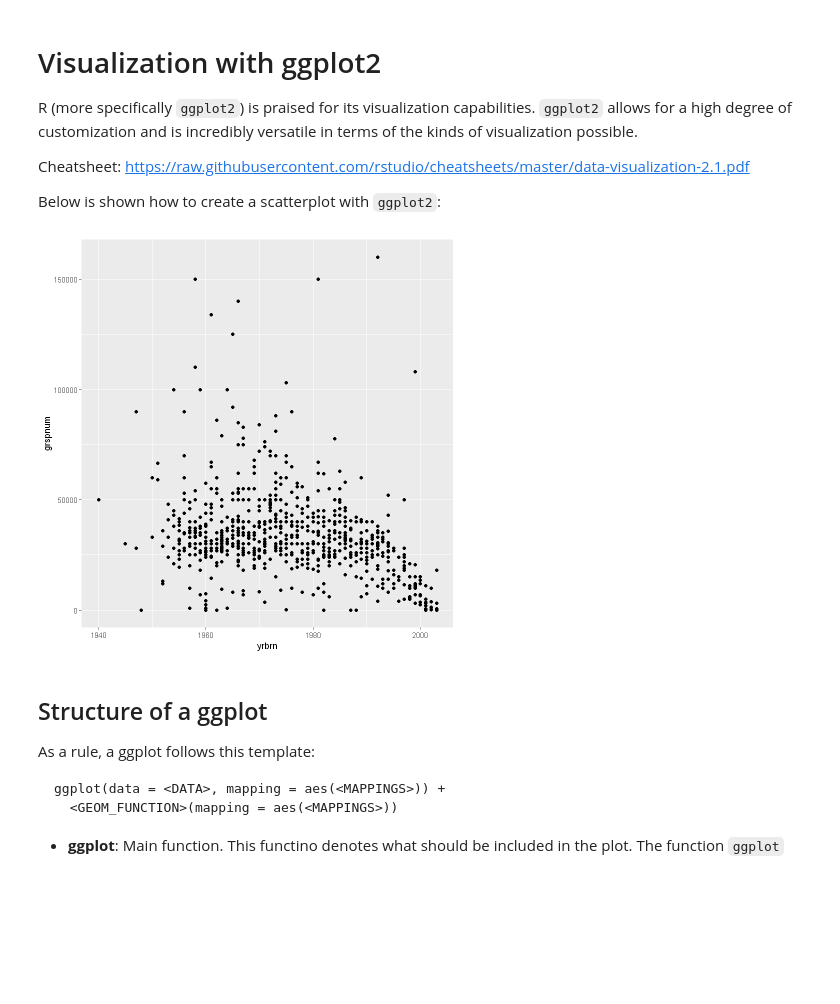
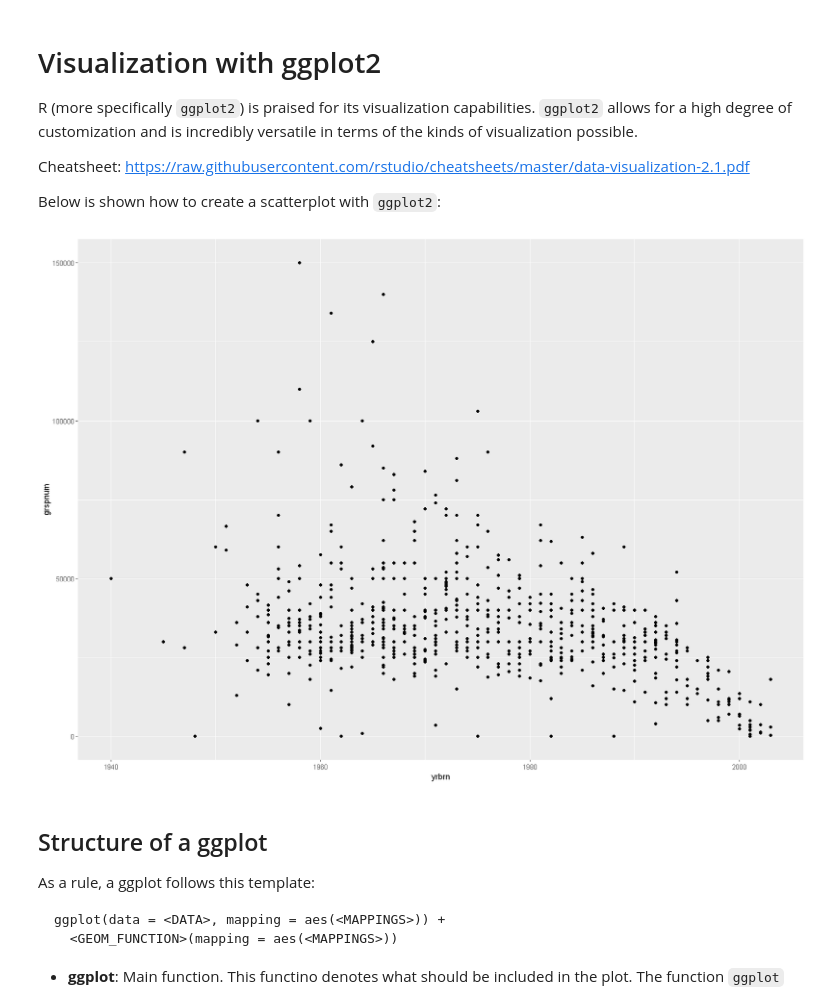
Before and after one commit to quasidemic/teachR, a Jupyter notebook: notebooks/teachR_visualize-ggplot2.ipynb, the cells around one changed output. Saved outputs shown, nothing was run; the diff lists cells and outputs as text; code cells hidden in the pictures; blank space fills up the shorter version.

```diff
--- a/notebooks/teachR_visualize-ggplot2.ipynb
+++ b/notebooks/teachR_visualize-ggplot2.ipynb
@@ -24,14 +31,15 @@ Cheatsheet: https://raw.githubusercontent.com/rstudio/cheatsheets/master/data-vi
 Below is shown how to create a scatterplot with `ggplot2`:
 # %%
 library(ggplot2)
+options(repr.plot.width=14, repr.plot.height=10)
 
 ess18_filt <- ess18 %>%
     filter(grspnum < 200000)
 
 ggplot(data = ess18_filt, aes(x = yrbrn, y = grspnum)) +
     geom_point()
 # %% [output]
-[figure, old version]
+[figure, new version]
 # %% [markdown]
 ## Structure of a ggplot
 
```
Also changed, not shown: parts of 15 cells of this notebook.
